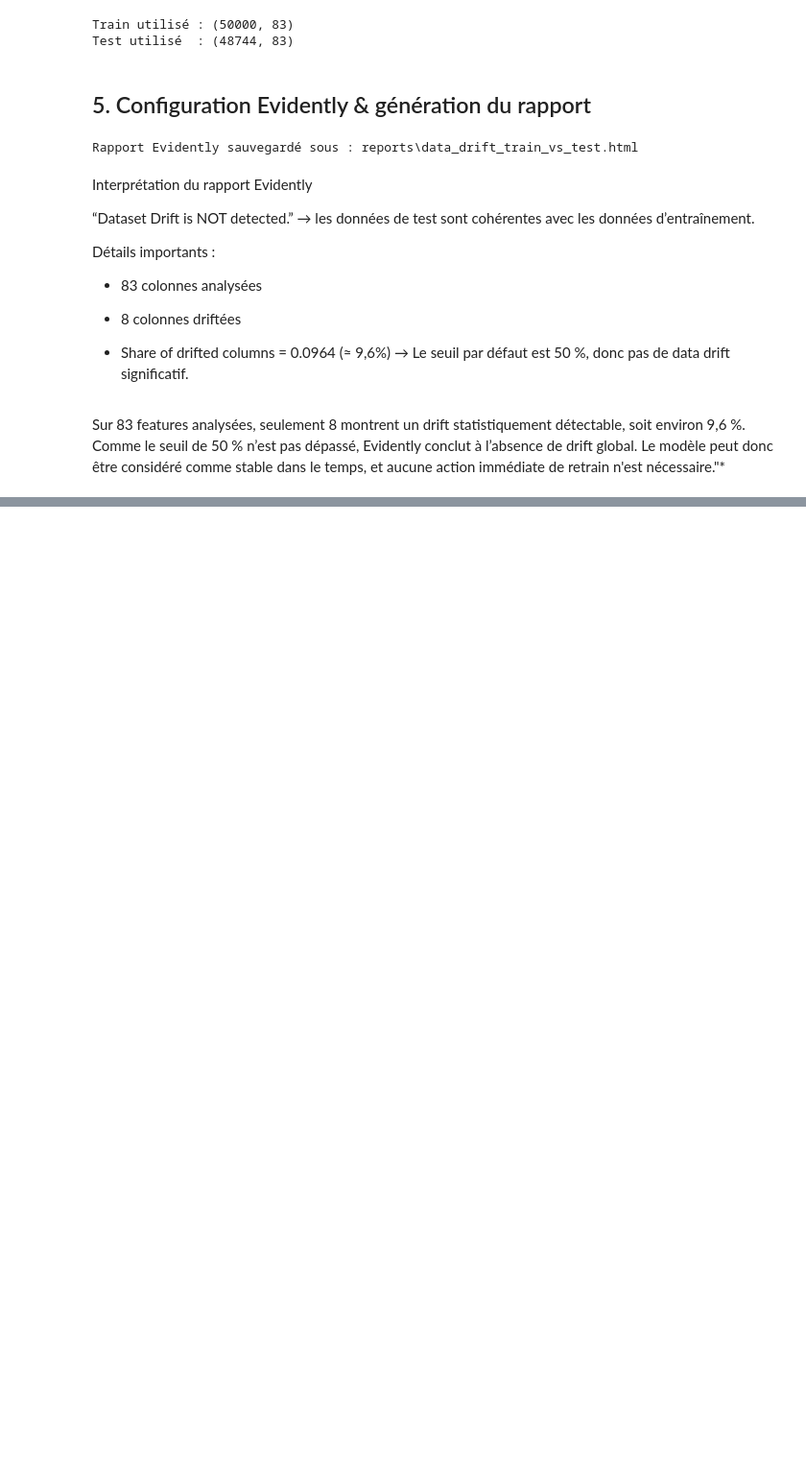
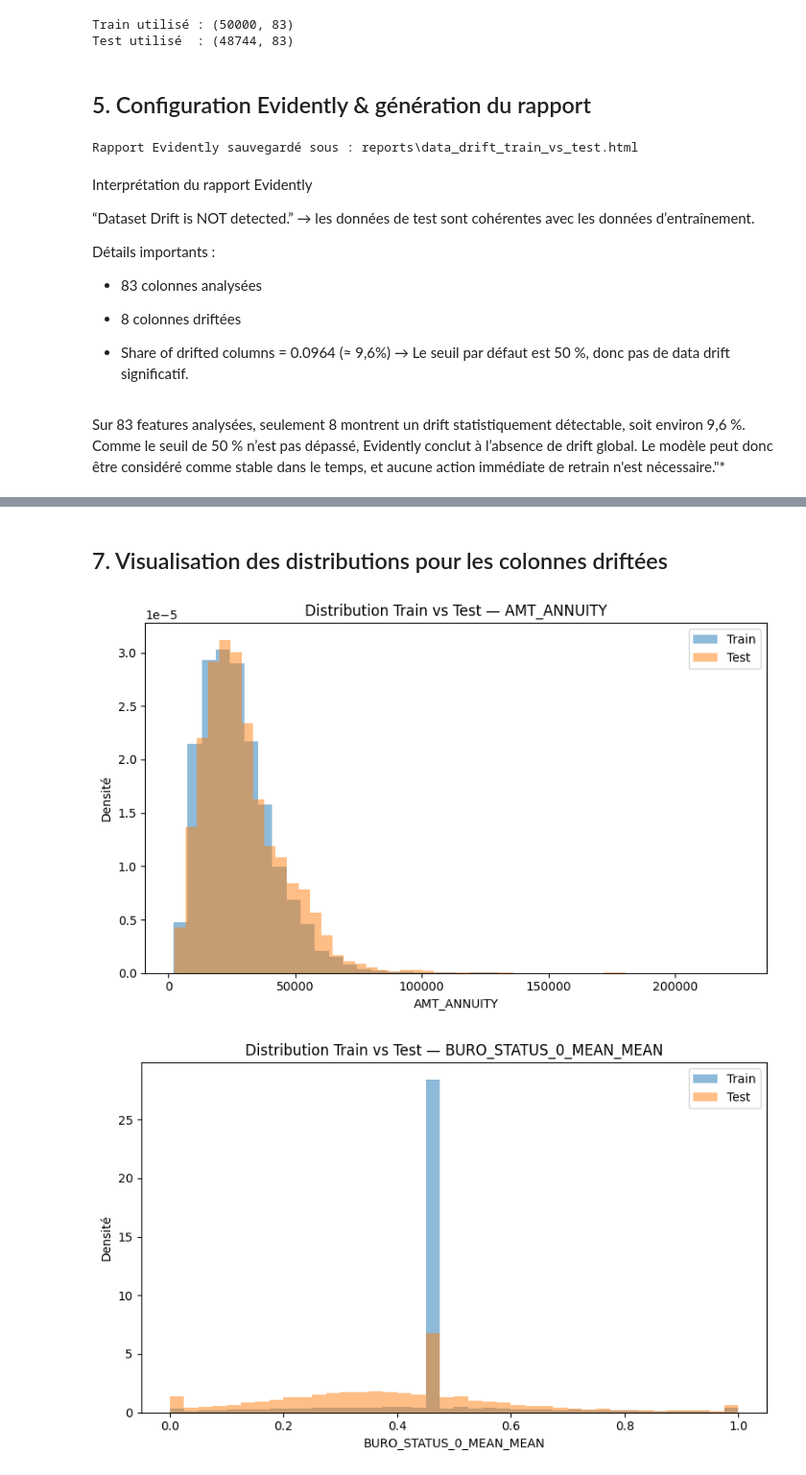
Before and after one commit to MargauxDupeyron/OC-P7-Implementez-un-modele-de-scoring, a Jupyter notebook: data_drift_evidently.ipynb, the cells around one changed output, grey strips where cells are left out. Shown at 96% size. Cells and saved outputs as stored; diff of their text form; code cells hidden in the pictures; blank space fills up the shorter version.

```diff
--- a/data_drift_evidently.ipynb
+++ b/data_drift_evidently.ipynb
@@ -150,0 +185,33 @@ Le modèle peut donc être considéré comme stable dans le temps, et aucune act
+# %% [markdown]
+## 7. Visualisation des distributions pour les colonnes driftées
+# %%
+for col in drifted_cols:
+    plt.figure(figsize=(8, 5))
+
+    plt.hist(
+        df_train_sample[col],
+        bins=40,
+        density=True,
+        alpha=0.5,
+        label="Train",
+        color="tab:blue"
+    )
+    plt.hist(
+        df_test_sample[col],
+        bins=40,
+        density=True,
+        alpha=0.5,
+        label="Test",
+        color="tab:orange"
+    )
+
+    plt.title(f"Distribution Train vs Test — {col}")
+    plt.xlabel(col)
+    plt.ylabel("Densité")
+    plt.legend()
+    plt.tight_layout()
+
+    plt.show()
+# %% [output]
+[figure, added]
+[figure, added]
```
Also changed, not shown: parts of 4 cells of this notebook, 4 other files.
